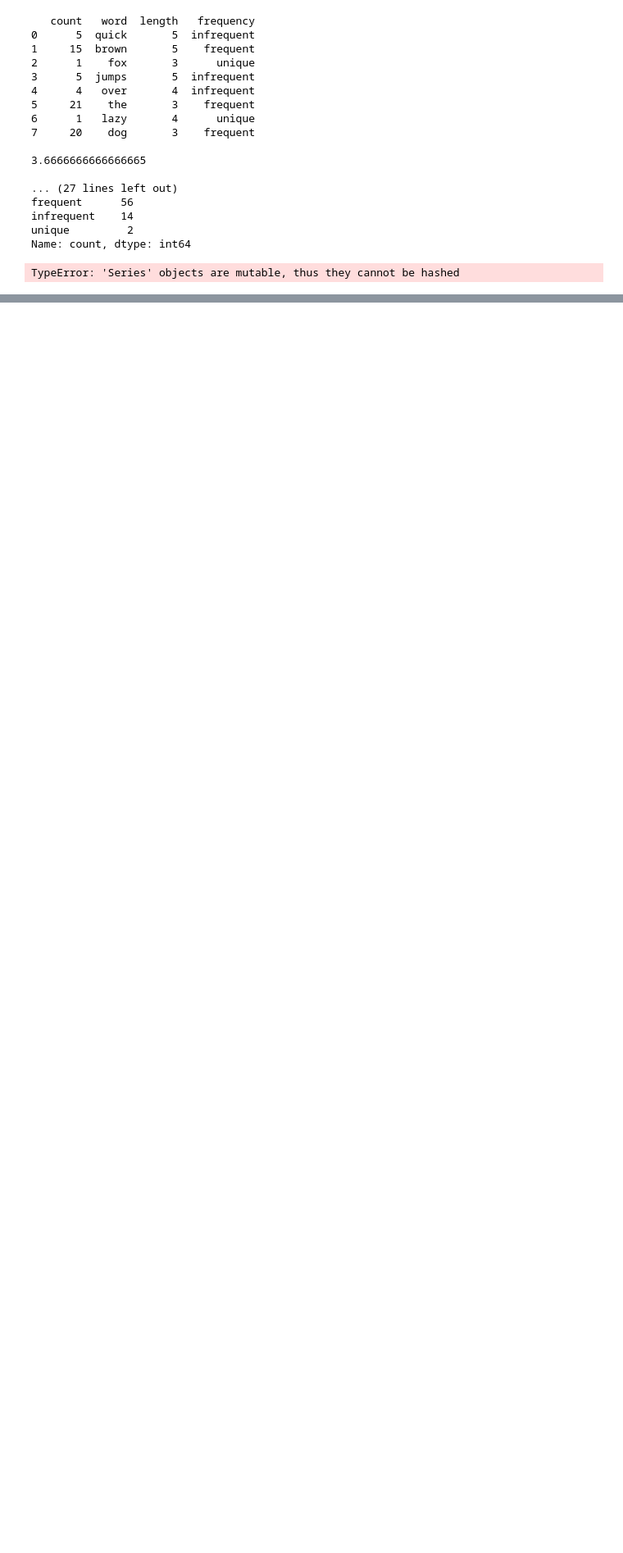
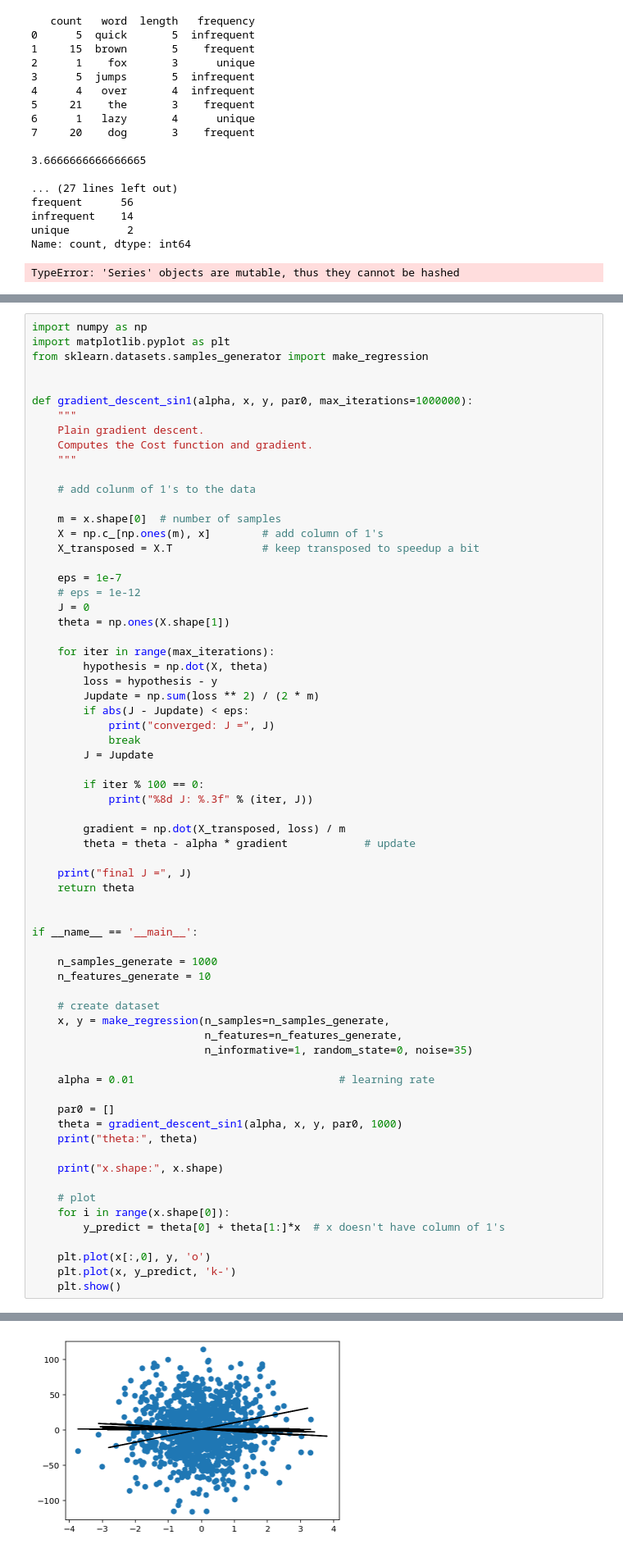
Before and after one commit to zatserkl/learn, a Jupyter notebook: python/learn python.ipynb, the cells around one changed output, grey strips where cells are left out. Shown: that part at 82% size. Drawn from its saved outputs; the diff is of its cells as text; blank space fills up the shorter version.

```diff
--- a/python/learn python.ipynb
+++ b/python/learn python.ipynb
@@ -331,0 +468,68 @@ TypeError: 'Series' objects are mutable, thus they cannot be hashed
+# %%
+import numpy as np
+import matplotlib.pyplot as plt
+from sklearn.datasets.samples_generator import make_regression
+
+
+def gradient_descent_sin1(alpha, x, y, par0, max_iterations=1000000):
+    """
+    Plain gradient descent.
+    Computes the Cost function and gradient.
+    """
+
+    # add colunm of 1's to the data
+
+    m = x.shape[0]  # number of samples
+    X = np.c_[np.ones(m), x]        # add column of 1's
+    X_transposed = X.T              # keep transposed to speedup a bit
+
+    eps = 1e-7
+    # eps = 1e-12
+    J = 0
+    theta = np.ones(X.shape[1])
+
+    for iter in range(max_iterations):
+        hypothesis = np.dot(X, theta)
+        loss = hypothesis - y
+        Jupdate = np.sum(loss ** 2) / (2 * m)
+        if abs(J - Jupdate) < eps:
+            print("converged: J =", J)
+            break
+        J = Jupdate
+
+        if iter % 100 == 0:
+            print("%8d J: %.3f" % (iter, J))
+
+        gradient = np.dot(X_transposed, loss) / m
+        theta = theta - alpha * gradient            # update
+
+    print("final J =", J)
+    return theta
+
+
+if __name__ == '__main__':
+
+    n_samples_generate = 1000
+    n_features_generate = 10
+
+    # create dataset
+    x, y = make_regression(n_samples=n_samples_generate,
+                           n_features=n_features_generate,
+                           n_informative=1, random_state=0, noise=35)
+
+    alpha = 0.01                                # learning rate
+
+    par0 = []
+    theta = gradient_descent_sin1(alpha, x, y, par0, 1000)
+    print("theta:", theta)
+
+    print("x.shape:", x.shape)
+
+    # plot
+    for i in range(x.shape[0]):
+        y_predict = theta[0] + theta[1:]*x  # x doesn't have column of 1's
+
+    plt.plot(x[:,0], y, 'o')
+    plt.plot(x, y_predict, 'k-')
+    plt.show()
+# %% [output]
@@ -331,0 +551 @@ TypeError: 'Series' objects are mutable, thus they cannot be hashed
+[figure, added]
```
Also changed, not shown: parts of 20 cells of this notebook, 3 other files.
